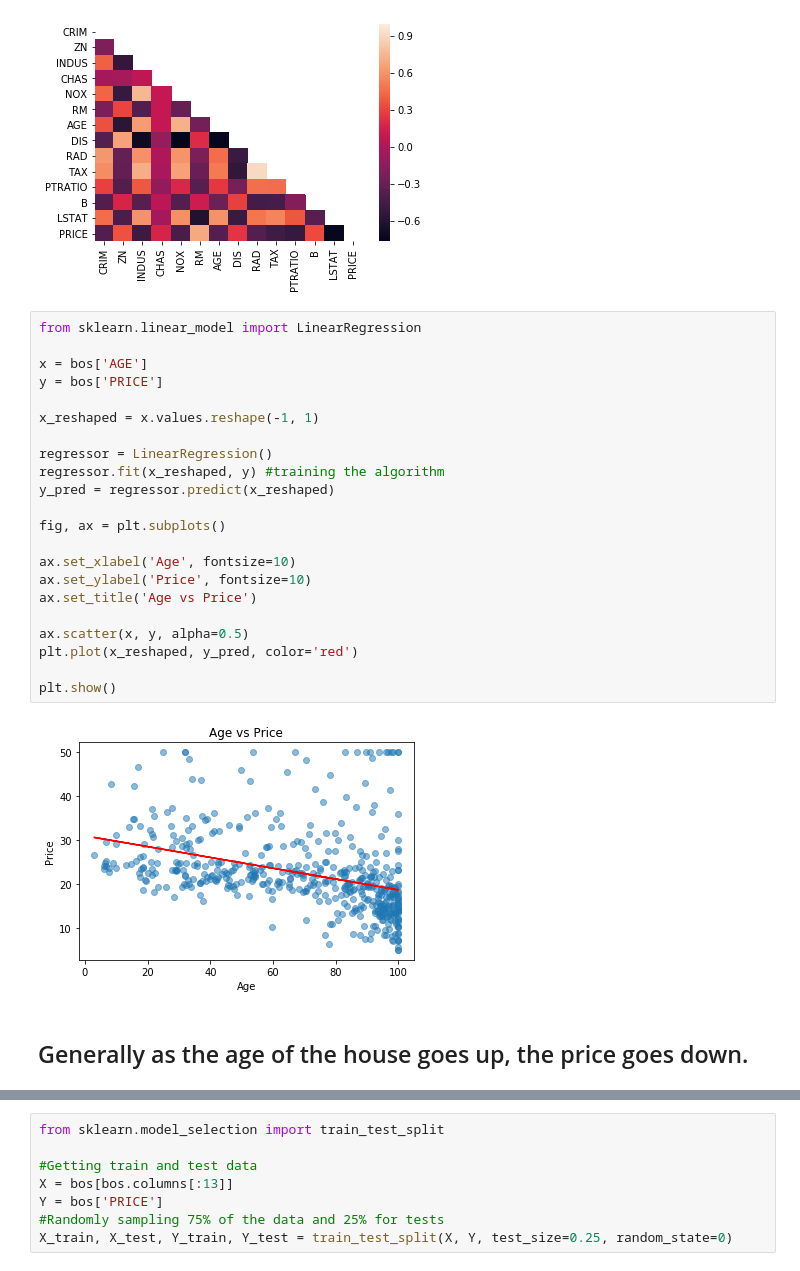
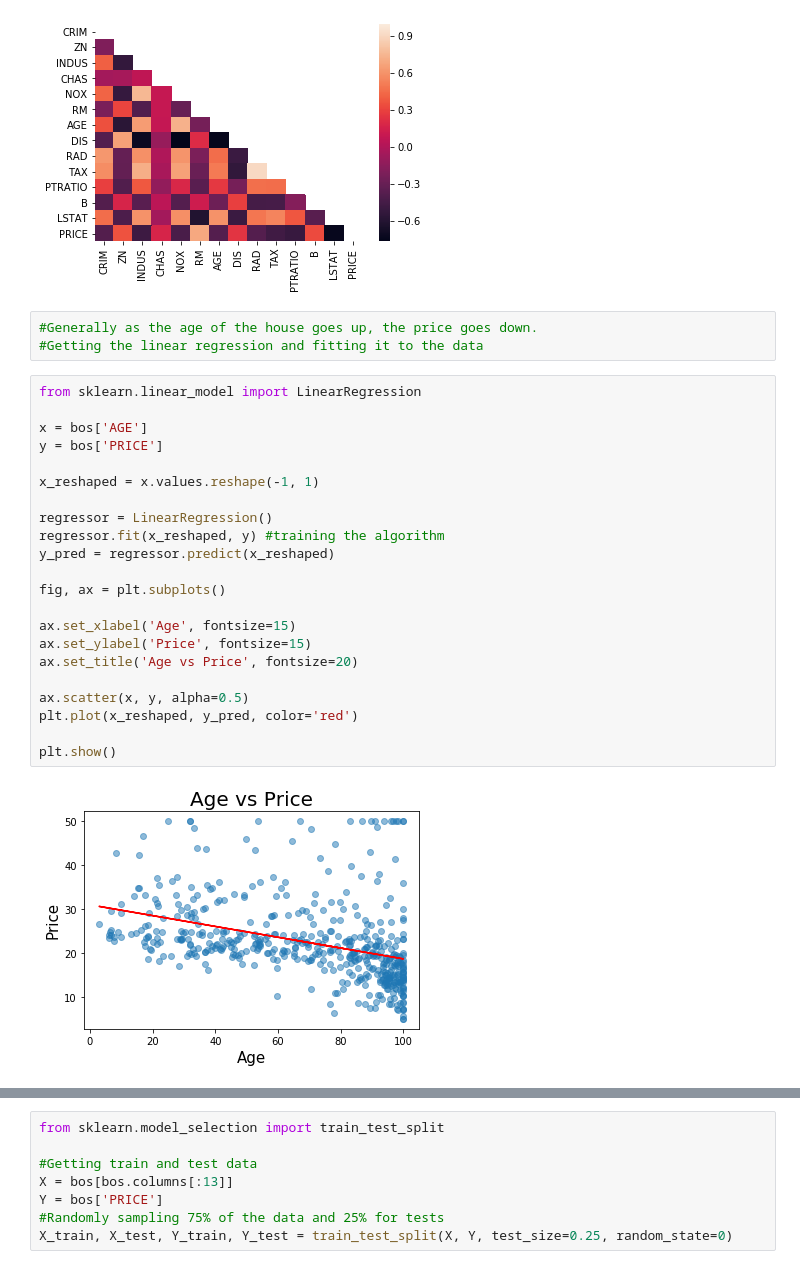
Before and after one commit to jon-infante/DS-2.1-Machine-Learning, a Jupyter notebook: Homework/HW1.ipynb, the cells around one changed output, grey strips where cells are left out. Saved outputs shown, nothing was run; the diff lists cells and outputs as text.

```diff
--- a/Homework/HW1.ipynb
+++ b/Homework/HW1.ipynb
@@ -52,29 +66,30 @@ matrix = np.triu(bos.corr())
 ax = sns.heatmap(bos.corr(), mask=matrix)
 # %% [output]
 [figure]
+# %%
+#Generally as the age of the house goes up, the price goes down.
+#Getting the linear regression and fitting it to the data
 # %%
 from sklearn.linear_model import LinearRegression
 
 x = bos['AGE']
 y = bos['PRICE']
 
 x_reshaped = x.values.reshape(-1, 1)
 
 regressor = LinearRegression()
 regressor.fit(x_reshaped, y) #training the algorithm
 y_pred = regressor.predict(x_reshaped)
 
 fig, ax = plt.subplots()
 
-ax.set_xlabel('Age', fontsize=10)
-ax.set_ylabel('Price', fontsize=10)
-ax.set_title('Age vs Price')
+ax.set_xlabel('Age', fontsize=15)
+ax.set_ylabel('Price', fontsize=15)
+ax.set_title('Age vs Price', fontsize=20)
 
 ax.scatter(x, y, alpha=0.5)
 plt.plot(x_reshaped, y_pred, color='red')
 
 plt.show()
 # %% [output]
-[figure, old version]
+[figure, new version]
-# %% [markdown]
-## Generally as the age of the house goes up, the price goes down.
```
Also changed, not shown: parts of 26 cells of this notebook.
